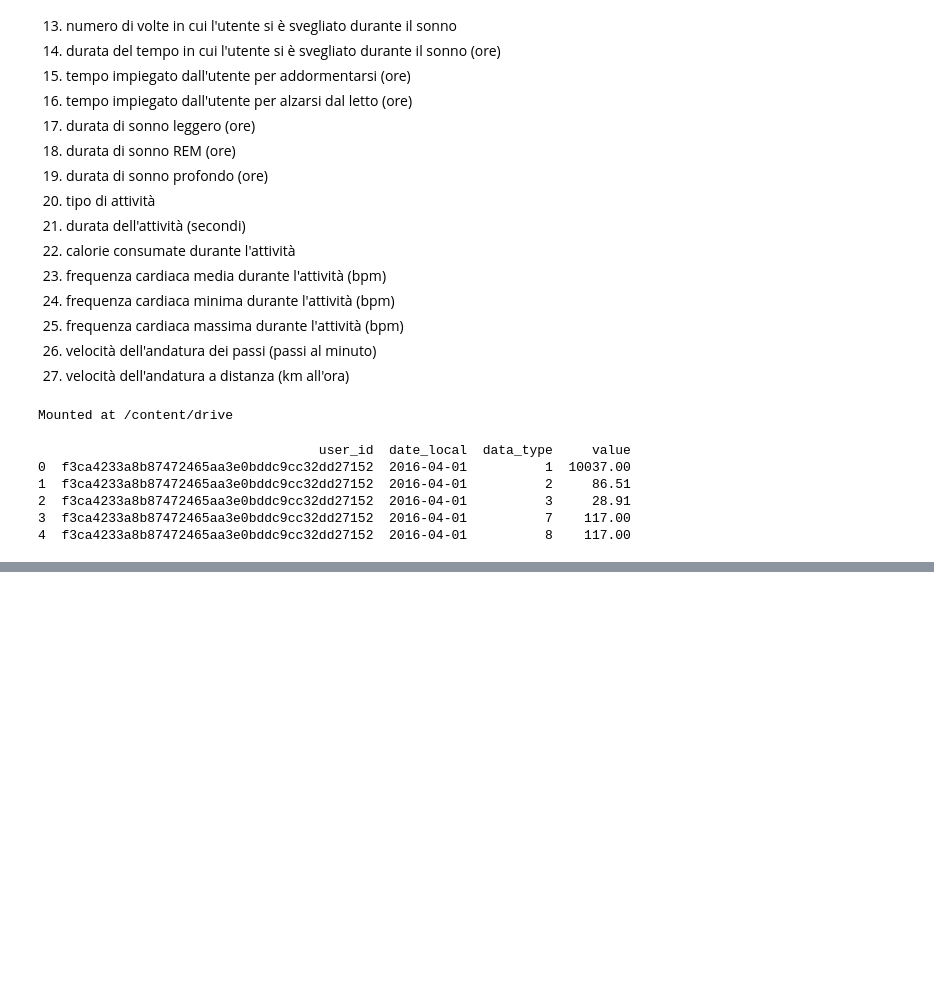
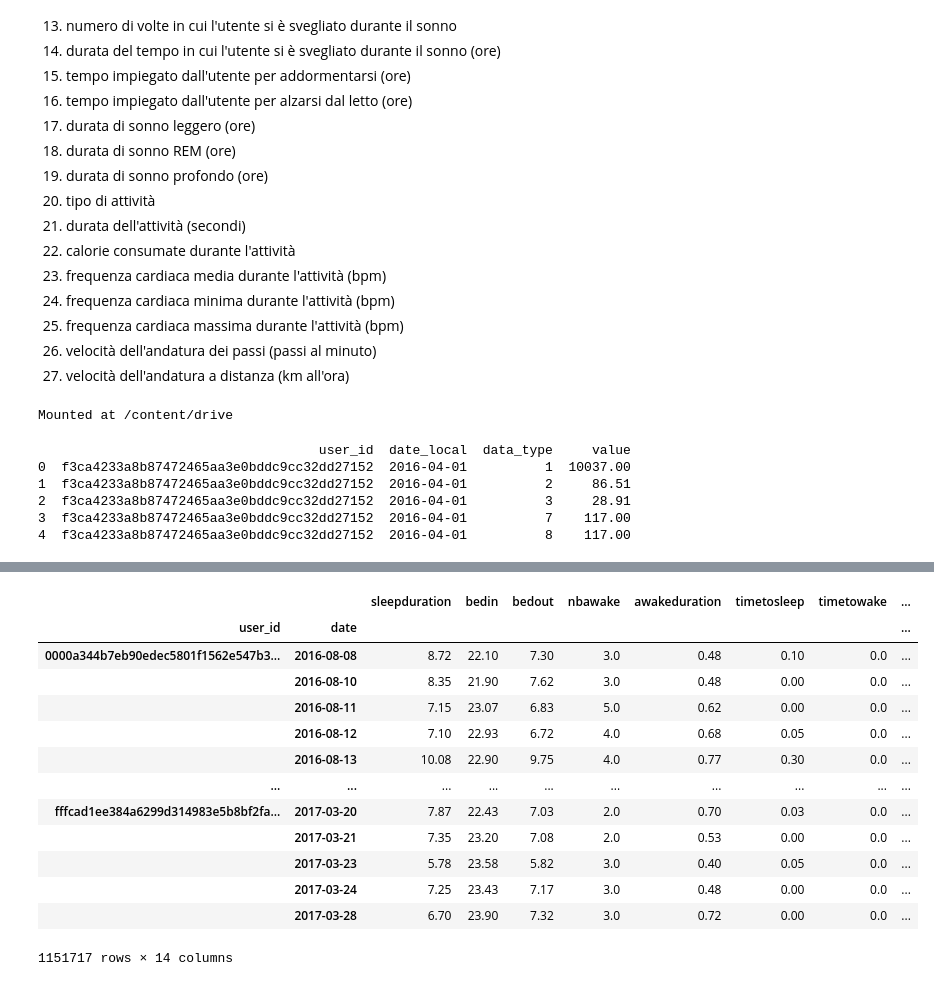
Before and after one commit to Valentina-Fontanarosa/wellness-forecast-rs, a Jupyter notebook: Modello_previsione_benessere_giornaliero.ipynb, the cells around one changed output, grey strips where cells are left out. Drawn from its saved outputs; the diff is of its cells as text; code cells hidden in the pictures; blank space fills up the shorter version.

```diff
--- a/Modello_previsione_benessere_giornaliero.ipynb
+++ b/Modello_previsione_benessere_giornaliero.ipynb
@@ -116,0 +148,18 @@ print(df.head())
+# %%
+dataset = pd.read_csv(MYDRIVE + 'data/processed_dataset.csv', index_col=[0, 1])  # Assicura che user_id e date siano indici
+dataset
+# %% [output]
+|  |  | sleepduration | bedin | bedout | nbawake | awakeduration | timetosleep | timetowake | ... |
+| user_id | date |  |  |  |  |  |  |  | ... |
+| 0000a344b7eb90edec5801f1562e547b3... | 2016-08-08 | 8.72 | 22.10 | 7.30 | 3.0 | 0.48 | 0.10 | 0.0 | ... |
+|  | 2016-08-10 | 8.35 | 21.90 | 7.62 | 3.0 | 0.48 | 0.00 | 0.0 | ... |
+|  | 2016-08-11 | 7.15 | 23.07 | 6.83 | 5.0 | 0.62 | 0.00 | 0.0 | ... |
+|  | 2016-08-12 | 7.10 | 22.93 | 6.72 | 4.0 | 0.68 | 0.05 | 0.0 | ... |
+|  | 2016-08-13 | 10.08 | 22.90 | 9.75 | 4.0 | 0.77 | 0.30 | 0.0 | ... |
+| ... | ... | ... | ... | ... | ... | ... | ... | ... | ... |
+| fffcad1ee384a6299d314983e5b8bf2fa... | 2017-03-20 | 7.87 | 22.43 | 7.03 | 2.0 | 0.70 | 0.03 | 0.0 | ... |
+|  | 2017-03-21 | 7.35 | 23.20 | 7.08 | 2.0 | 0.53 | 0.00 | 0.0 | ... |
+|  | 2017-03-23 | 5.78 | 23.58 | 5.82 | 3.0 | 0.40 | 0.05 | 0.0 | ... |
+|  | 2017-03-24 | 7.25 | 23.43 | 7.17 | 3.0 | 0.48 | 0.00 | 0.0 | ... |
+|  | 2017-03-28 | 6.70 | 23.90 | 7.32 | 3.0 | 0.72 | 0.00 | 0.0 | ... |
+1151717 rows × 14 columns
```
Also changed, not shown: parts of 6 cells of this notebook.
